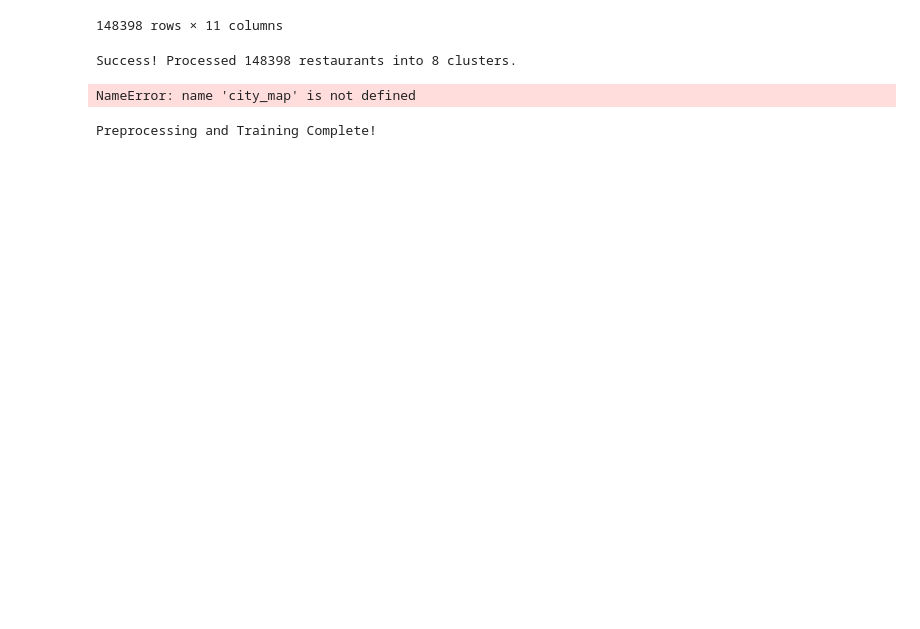
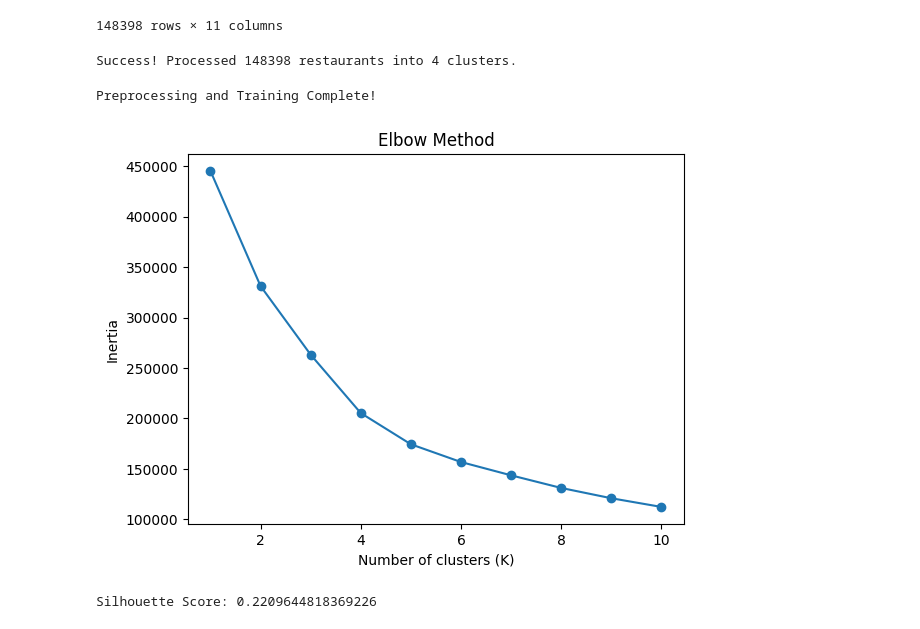
Before and after one commit to sundarsgayathri206-afk/Swiggy-Recommendation-System, a Jupyter notebook: Swiggy_Recommendation.ipynb, the cells around one changed output. Saved outputs shown, nothing was run; the diff lists cells and outputs as text; code cells hidden in the pictures; blank space fills up the shorter version.

```diff
--- a/Swiggy_Recommendation.ipynb
+++ b/Swiggy_Recommendation.ipynb
@@ -96,52 +96,46 @@ df
 | 148397 | 447770 | Lazeez kitchen | Yavatmal | -- | Too Few Ratings | ₹ 200 | Pizzas | 21521251000634 | https://www.swiggy.com/restaurant... | Lazeez kitchen, 94G3+2RR, Wadgaon... | ... |
 148398 rows × 11 columns
 # %%
-# 2. Handle Non-Numeric Values and Impute (Prevents Empty DF) [Source 3]
+# 2.Handle Non-Numeric Values and Impute (Prevents Empty DF)
 # We convert columns to numeric first so '--' becomes NaN, then fill those NaNs
 for col in ['rating', 'cost', 'rating_count']:
     df[col] = pd.to_numeric(df[col], errors='coerce')
-    # Use median for rating and cost, 0 for rating_count [Source 3]
+    # Using median for rating and cost, 0 for rating_count
     median_val = df[col].median()
     df[col] = df[col].fillna(median_val if pd.notna(median_val) else 0)
 
 # Fill Categorical missing values with a placeholder
 df[['city', 'cuisine']] = df[['city', 'cuisine']].fillna('Unknown')
 
-# 3. Target Encoding [Requested feature]
+# 3.Target Encoding [Requested feature]
 # We encode based on the now-cleaned 'rating' column
 encoder = TargetEncoder(cols=['city', 'cuisine'])
 encoded_cols = encoder.fit_transform(df[['city', 'cuisine']], df['rating'])
 
-# 4. Final Feature Preparation (X)
+# 4.Final Feature Preparation (X)
 # Combine encoded categorical columns with the cleaned numerical columns
 X = pd.concat([encoded_cols, df[['rating', 'cost', 'rating_count']]], axis=1)
 
-# CRITICAL FIX: Ensure X has no remaining NaNs before scaling
+#Ensure X has no remaining NaNs before scaling
 X = X.fillna(0)
 
-# 5. Scaling and Clustering [Source 4]
+# 5.Scaling and Clustering
 if not X.empty:
     scaler = StandardScaler()
-    scaled_data = scaler.fit_transform(X) # This will now succeed
+    scaled_data = scaler.fit_transform(X)
 
     # Apply K-Means
-    kmeans = KMeans(n_clusters=8, random_state=42, n_init=10)
+    kmeans = KMeans(n_clusters=4, random_state=42, n_init=10)
     df['cluster'] = kmeans.fit_predict(scaled_data)
 
-    # 6. Save and Verify Alignment [Source 4, 7]
+    # 6. Save and Verify Alignment
     df.to_csv('cleaned_data.csv', index=False)
     X.to_csv('encoded_data.csv', index=False)
     print(f"Success! Processed {len(df)} restaurants into {df['cluster'].nunique()} clusters.")
 else:
     print("Error: Dataframe is empty. Please check the source data quality.")
 # %% [output]
-Success! Processed 148398 restaurants into 8 clusters.
+Success! Processed 148398 restaurants into 4 clusters.
-# %%
-# Save the mapping (encoder) for the Streamlit app [2, 6]
-with open('target_mappings.pkl', 'wb') as f:
-    pickle.dump({'city': city_map, 'cuisine': cuisine_map}, f)
-# %% [output]
-NameError: name 'city_map' is not defined
 # %%
 
 # Save processed data and model
@@ -156,0 +156,29 @@ Preprocessing and Training Complete!
+# %%
+import matplotlib.pyplot as plt
+from sklearn.cluster import KMeans
+
+inertia = []
+
+K_range = range(1, 11)
+for k in K_range:
+    kmeans = KMeans(n_clusters=k, random_state=42, n_init=10)
+    kmeans.fit(scaled_data)
+    inertia.append(kmeans.inertia_)
+
+plt.plot(K_range, inertia, marker='o')
+plt.xlabel('Number of clusters (K)')
+plt.ylabel('Inertia')
+plt.title('Elbow Method')
+plt.show()
+# %% [output]
+[figure, added]
+# %%
+from sklearn.metrics import silhouette_score
+
+# X = your feature matrix
+# labels = predicted cluster labels from your model
+
+score = silhouette_score(X,labels)
+print("Silhouette Score:", score)
+# %% [output]
+Silhouette Score: 0.2209644818369226
```
Also changed, not shown: parts of 2 cells of this notebook.
